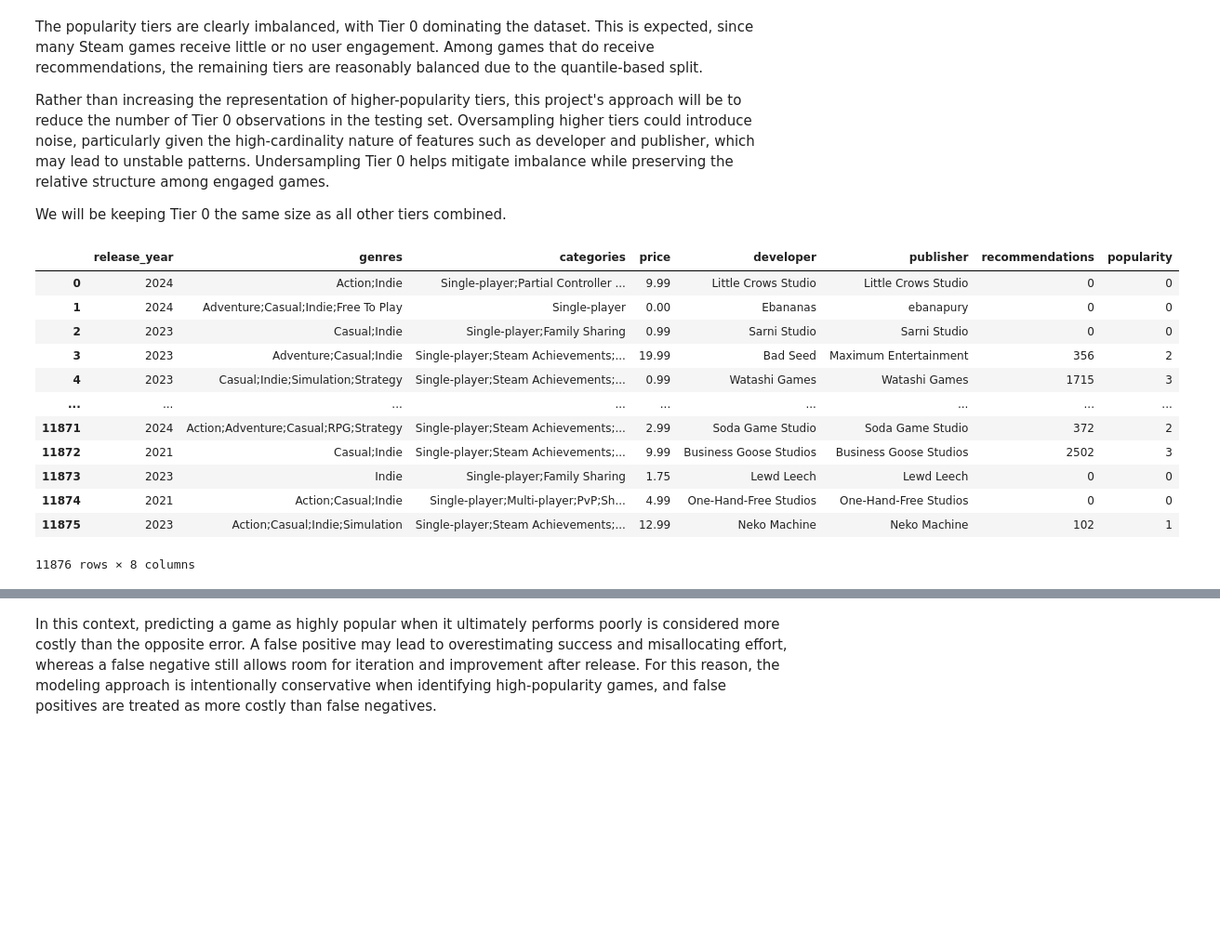
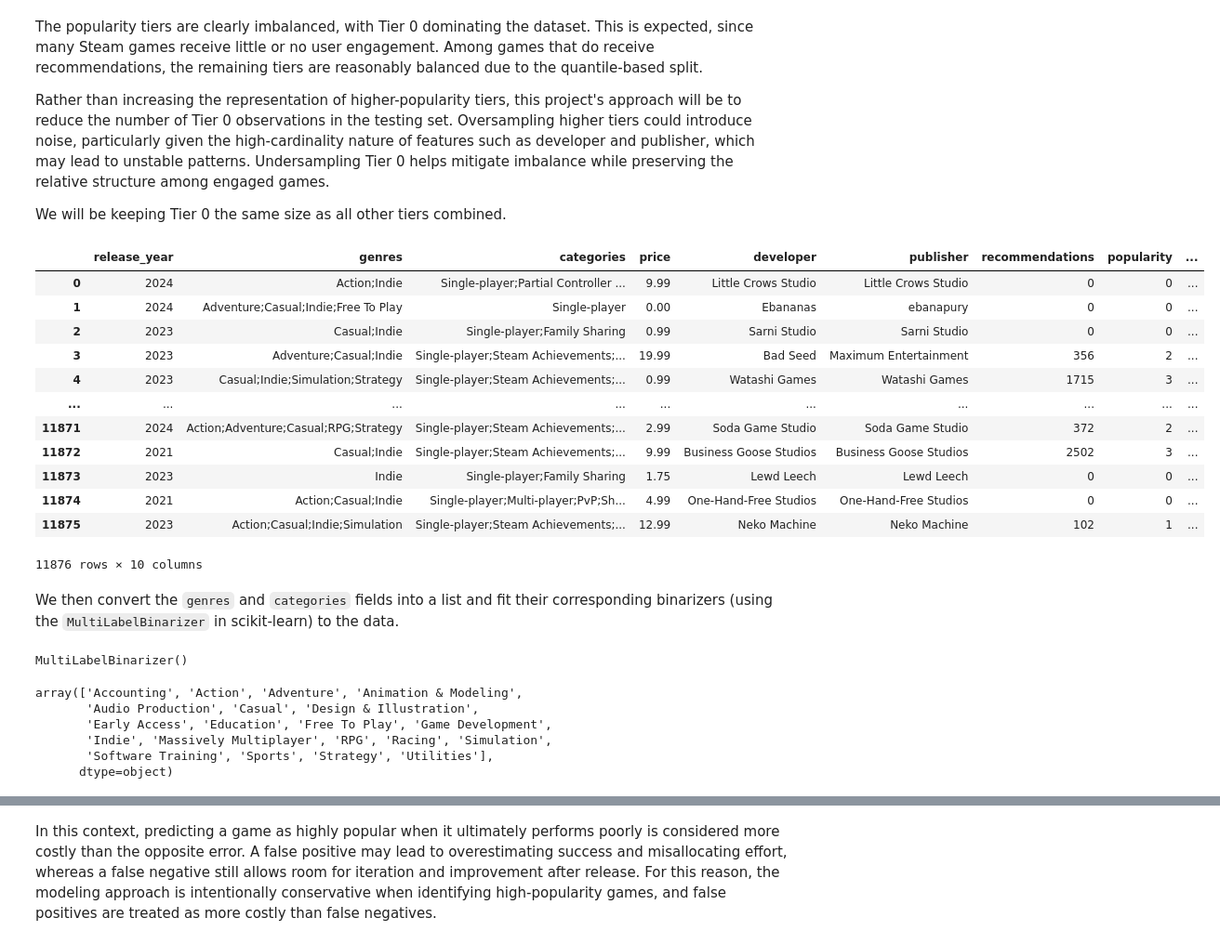
Before and after one commit to chucan1312/steam-popularity-ml, a Jupyter notebook: notebooks/02-steam_popularity_modeling.ipynb, the cells around one changed output, grey strips where cells are left out. Shown at 93% size. Saved outputs shown, nothing was run; the diff lists cells and outputs as text; code cells hidden in the pictures; blank space fills up the shorter version.

Commit message:
Encode genres, categories, developer and publisher

```diff
--- a/notebooks/02-steam_popularity_modeling.ipynb
+++ b/notebooks/02-steam_popularity_modeling.ipynb
@@ -31,0 +32,4 @@ Although certain predictor fields display some missing data, we will simply trea
+# %%
+df['developer'] = df['developer'].fillna('__MISSING__')
+df['publisher'] = df['publisher'].fillna('__MISSING__')
+df.info()
@@ -133,31 +152,67 @@ We will be keeping Tier 0 the same size as all other tiers combined.
 # %%
 tier_0 = training[training['popularity'] == 0]
 tier_rest = training[training['popularity'] != 0]
 
 n_keep = len(tier_rest)
 
 tier_0_sampled = tier_0.sample(
     n=n_keep,
     random_state=17
 )
 
 # Combining the undersampled tier 0 dataframe and the original dataframe for all other tiers
-undersampled = pd.concat([tier_0_sampled, tier_rest])
+undersampled_training = pd.concat([tier_0_sampled, tier_rest])
 
 # Shuffle all observations
-undersampled = undersampled.sample(frac=1, random_state=17).reset_index(drop=True)
-undersampled
+undersampled_training = undersampled_training.sample(frac=1, random_state=17).reset_index(drop=True)
+undersampled_training
 # %% [output]
-|  | release_year | genres | categories | price | developer | publisher | recommendations | popularity |
-| 0 | 2024 | Action;Indie | Single-player;Partial Controller ... | 9.99 | Little Crows Studio | Little Crows Studio | 0 | 0 |
-| 1 | 2024 | Adventure;Casual;Indie;Free To Play | Single-player | 0.00 | Ebananas | ebanapury | 0 | 0 |
-| 2 | 2023 | Casual;Indie | Single-player;Family Sharing | 0.99 | Sarni Studio | Sarni Studio | 0 | 0 |
-| 3 | 2023 | Adventure;Casual;Indie | Single-player;Steam Achievements;... | 19.99 | Bad Seed | Maximum Entertainment | 356 | 2 |
-| 4 | 2023 | Casual;Indie;Simulation;Strategy | Single-player;Steam Achievements;... | 0.99 | Watashi Games | Watashi Games | 1715 | 3 |
-| ... | ... | ... | ... | ... | ... | ... | ... | ... |
-| 11871 | 2024 | Action;Adventure;Casual;RPG;Strategy | Single-player;Steam Achievements;... | 2.99 | Soda Game Studio | Soda Game Studio | 372 | 2 |
-| 11872 | 2021 | Casual;Indie | Single-player;Steam Achievements;... | 9.99 | Business Goose Studios | Business Goose Studios | 2502 | 3 |
-| 11873 | 2023 | Indie | Single-player;Family Sharing | 1.75 | Lewd Leech | Lewd Leech | 0 | 0 |
-| 11874 | 2021 | Action;Casual;Indie | Single-player;Multi-player;PvP;Sh... | 4.99 | One-Hand-Free Studios | One-Hand-Free Studios | 0 | 0 |
-| 11875 | 2023 | Action;Casual;Indie;Simulation | Single-player;Steam Achievements;... | 12.99 | Neko Machine | Neko Machine | 102 | 1 |
+|  | release_year | genres | categories | price | developer | publisher | recommendations | popularity | ... |
+| 0 | 2024 | Action;Indie | Single-player;Partial Controller ... | 9.99 | Little Crows Studio | Little Crows Studio | 0 | 0 | ... |
+| 1 | 2024 | Adventure;Casual;Indie;Free To Play | Single-player | 0.00 | Ebananas | ebanapury | 0 | 0 | ... |
+| 2 | 2023 | Casual;Indie | Single-player;Family Sharing | 0.99 | Sarni Studio | Sarni Studio | 0 | 0 | ... |
+| 3 | 2023 | Adventure;Casual;Indie | Single-player;Steam Achievements;... | 19.99 | Bad Seed | Maximum Entertainment | 356 | 2 | ... |
+| 4 | 2023 | Casual;Indie;Simulation;Strategy | Single-player;Steam Achievements;... | 0.99 | Watashi Games | Watashi Games | 1715 | 3 | ... |
+| ... | ... | ... | ... | ... | ... | ... | ... | ... | ... |
+| 11871 | 2024 | Action;Adventure;Casual;RPG;Strategy | Single-player;Steam Achievements;... | 2.99 | Soda Game Studio | Soda Game Studio | 372 | 2 | ... |
+| 11872 | 2021 | Casual;Indie | Single-player;Steam Achievements;... | 9.99 | Business Goose Studios | Business Goose Studios | 2502 | 3 | ... |
+| 11873 | 2023 | Indie | Single-player;Family Sharing | 1.75 | Lewd Leech | Lewd Leech | 0 | 0 | ... |
+| 11874 | 2021 | Action;Casual;Indie | Single-player;Multi-player;PvP;Sh... | 4.99 | One-Hand-Free Studios | One-Hand-Free Studios | 0 | 0 | ... |
+| 11875 | 2023 | Action;Casual;Indie;Simulation | Single-player;Steam Achievements;... | 12.99 | Neko Machine | Neko Machine | 102 | 1 | ... |
-11876 rows × 8 columns
+11876 rows × 10 columns
+# %% [markdown]
+We then convert the `genres` and `categories` fields into a list and fit their corresponding binarizers (using the `MultiLabelBinarizer` in scikit-learn) to the data.
+# %%
+mlb_genres = MultiLabelBinarizer()
+mlb_categories = MultiLabelBinarizer()
+
+# Create new columns for genres and categories separated into lists
+undersampled_training['genres_separated'] = (
+    undersampled_training['genres']
+    .fillna('')
+    .apply(lambda x: [g.strip() for g in x.split(';')] if x else [])
+)
+
+undersampled_training['categories_separated'] = (
+    undersampled_training['categories']
+    .fillna('')
+    .apply(lambda x: [g.strip() for g in x.split(';')] if x else [])
+)
+
+# Create list of all classes for fitting
+genres_list = undersampled_training['genres_separated'].tolist()
+categories_list = undersampled_training['categories_separated'].tolist()
+
+mlb_genres.fit(genres_list)
+mlb_categories.fit(categories_list)
+# %% [output]
+MultiLabelBinarizer()
+# %%
+mlb_genres.classes_
+# %% [output]
+array(['Accounting', 'Action', 'Adventure', 'Animation & Modeling',
+       'Audio Production', 'Casual', 'Design & Illustration',
+       'Early Access', 'Education', 'Free To Play', 'Game Development',
+       'Indie', 'Massively Multiplayer', 'RPG', 'Racing', 'Simulation',
+       'Software Training', 'Sports', 'Strategy', 'Utilities'],
+      dtype=object)
```
Also changed, not shown: parts of 7 cells of this notebook.
